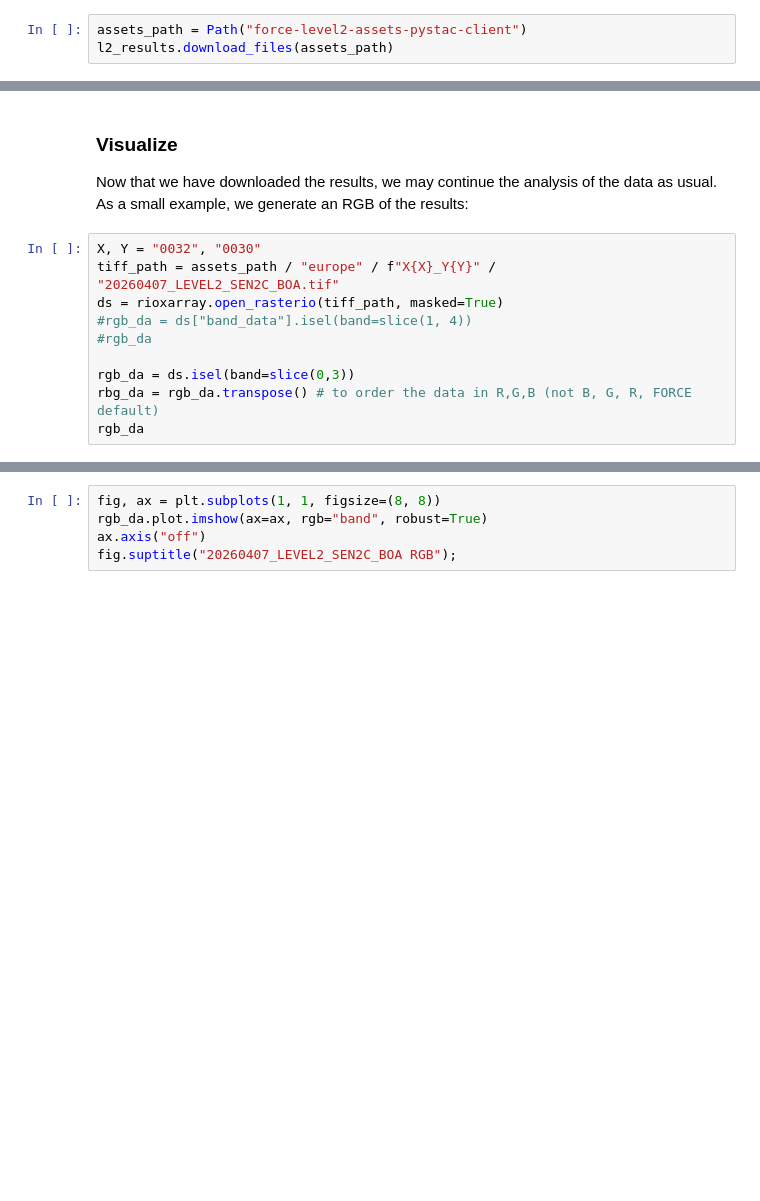
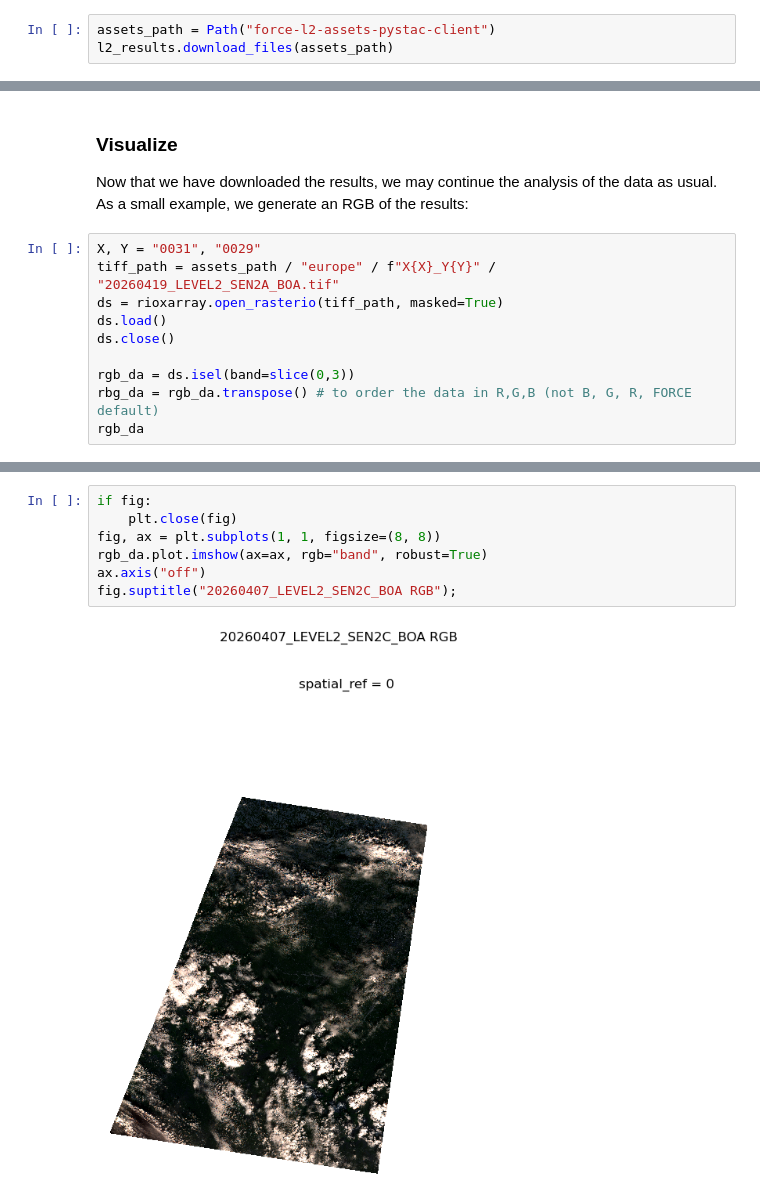
Before and after one commit to bcdev/apex-force-openeo, a Jupyter notebook: examples/run-level2-and-download/FORCE_level2_and_download_external_query.ipynb, the cells around one changed output, grey strips where cells are left out. Saved outputs shown, nothing was run; the diff lists cells and outputs as text; blank space fills up the shorter version.

```diff
--- a/examples/run-level2-and-download/FORCE_level2_and_download_external_query.ipynb
+++ b/examples/run-level2-and-download/FORCE_level2_and_download_external_query.ipynb
@@ -213,4 +251,4 @@ l2_results
 # %%
-assets_path = Path("force-level2-assets-pystac-client")
+assets_path = Path("force-l2-assets-pystac-client")
 l2_results.download_files(assets_path)
 # %% [output]
@@ -227,11 +262,11 @@ l2_results.download_files(assets_path)
 
 Now that we have downloaded the results, we may continue the analysis of the data as usual. As a small example, we generate an RGB of the results:
 # %%
-X, Y = "0032", "0030"
-tiff_path = assets_path / "europe" / f"X{X}_Y{Y}" / "20260407_LEVEL2_SEN2C_BOA.tif"
+X, Y = "0031", "0029"
+tiff_path = assets_path / "europe" / f"X{X}_Y{Y}" / "20260419_LEVEL2_SEN2A_BOA.tif"
 ds = rioxarray.open_rasterio(tiff_path, masked=True)
-#rgb_da = ds["band_data"].isel(band=slice(1, 4))
-#rgb_da
+ds.load()
+ds.close()
 
 rgb_da = ds.isel(band=slice(0,3))
 rbg_da = rgb_da.transpose() # to order the data in R,G,B (not B, G, R, FORCE default)
@@ -241,5 +292,9 @@ RasterioIOError: force-level2-assets-pystac-client/europe/X0032_Y0030/20260407_L
 # %%
+if fig:
+    plt.close(fig)
 fig, ax = plt.subplots(1, 1, figsize=(8, 8))
 rgb_da.plot.imshow(ax=ax, rgb="band", robust=True)
 ax.axis("off")
 fig.suptitle("20260407_LEVEL2_SEN2C_BOA RGB");
+# %% [output]
+[figure, added]
```
Also changed, not shown: parts of 9 cells of this notebook, 3 other files.
